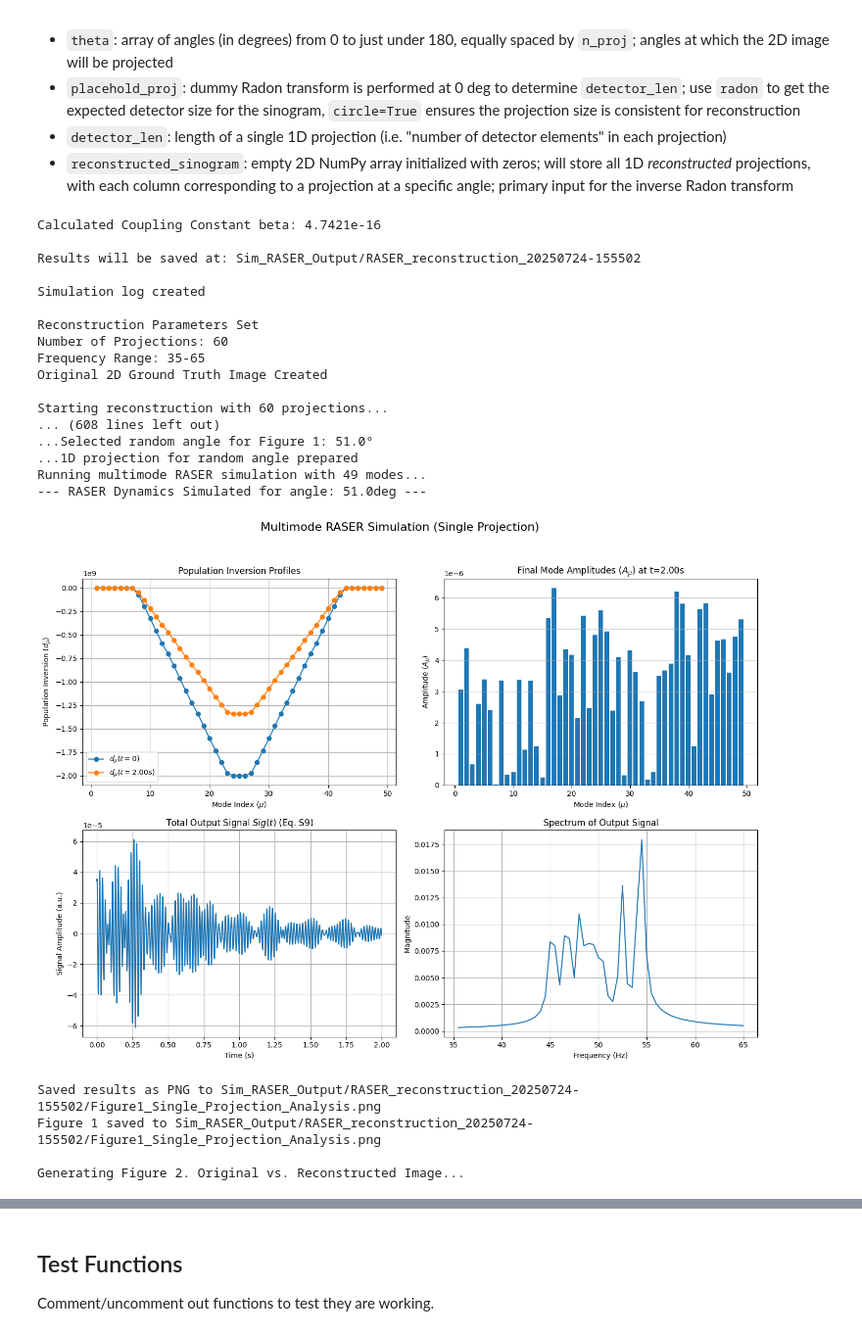
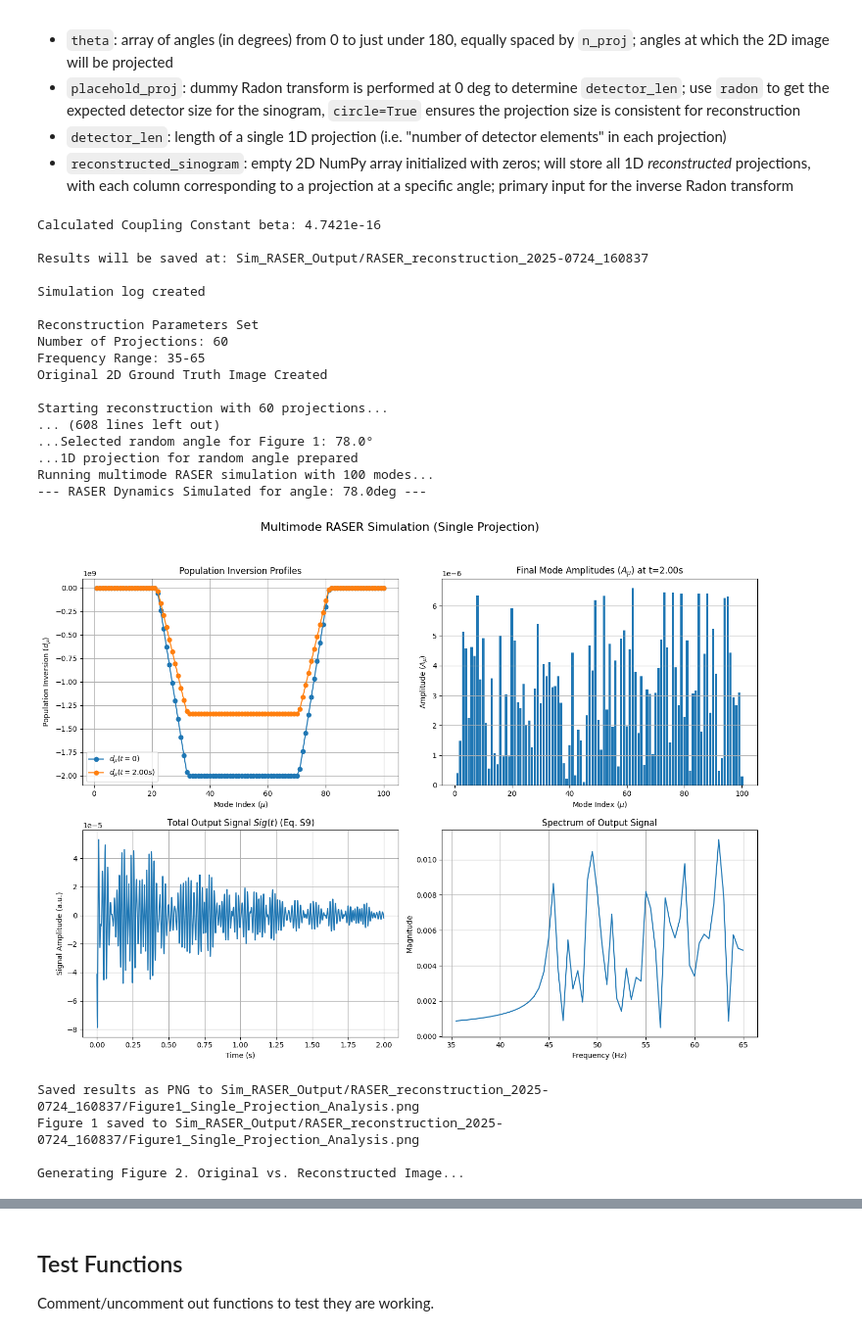
Before and after one commit to oREAGanoWombat/RASER-simulation, a Jupyter notebook: RASER-simulation.ipynb, the cells around one changed output, grey strips where cells are left out. Shown at 98% size. Drawn from its saved outputs; the diff is of its cells as text; code cells hidden in the pictures.

```diff
--- a/RASER-simulation.ipynb
+++ b/RASER-simulation.ipynb
@@ -334,7 +334,7 @@ if __name__ == '__main__':
     T2 = 0.7
     q_factor = 100
     v_s = 0.5 * (1e-2)**3
-    n_modes = 50
+    n_modes = 100
     delta_nu = 0.2
     Delta = 10.0
     nu_0 = 50.0
@@ -344,29 +344,29 @@ if __name__ == '__main__':
 
     # Setup Output Directory
     output_directory_root = Path('./Sim_RASER_Output/') # root folder for outputs, using local directory
-    model_name = '{}_{}'.format('RASER_reconstruction', datetime.now().strftime("%Y%m%d-%H%M%S")) # unique name for current run with timestamp
+    model_name = '{}_{}'.format('RASER_reconstruction', datetime.now().strftime("%Y-%m%d_%H%M%S")) # unique name for current run with timestamp
     results_dir = output_directory_root / model_name # full path for current run results
     makedirs(results_dir)
     print(f'Results will be saved at: {results_dir}\n')
 
     # create log file with important information
-    with open('simulation_log.txt', 'w') as log:
-        log.write(f'Simulation Log for {results_dir} directory\n')
-        log.write('~~~\n')
+    with open(f'{results_dir}/simulation_log.txt', 'w') as log:
+        log.write(f'~~~~~~ SIMULATION LOG FOR {results_dir} ~~~~~~\n')
+        log.write('\n')
         log.write('--- Physical Constants and Experimental Parameters ---\n')
-        log.write('mu_0: {mu_0}\n')
-        log.write('h_bar: {h_bar}\n')
-        log.write('gamma_h: {gamma_h}\n')
-        log.write('T1: {T1}\n')
-        log.write('T2: {T2}\n')
-        log.write('q_factor: {q_factor}\n')
-        log.write('v_s: {v_s}\n')
-        log.write('n_modes: {n_modes}\n')
-        log.write('delta_nu: {delta_nu}\n')
-        log.write('Delta: {Delta}\n')
-        log.write('nu_0: {nu_0}\n')
-        log.write('d0_total: {d0_total}\n')
-        log.write('cplng_beta_calc: {cplng_beta_calc}\n')
+        log.write(f'mu_0: {mu_0}\n')
+        log.write(f'h_bar: {h_bar}\n')
+        log.write(f'gamma_h: {gamma_h}\n')
+        log.write(f'T1: {T1}\n')
+        log.write(f'T2: {T2}\n')
+        log.write(f'q_factor: {q_factor}\n')
+        log.write(f'v_s: {v_s}\n')
+        log.write(f'n_modes: {n_modes}\n')
+        log.write(f'delta_nu: {delta_nu}\n')
+        log.write(f'Delta: {Delta}\n')
+        log.write(f'nu_0: {nu_0}\n')
+        log.write(f'd0_total: {d0_total}\n')
+        log.write(f'cplng_beta_calc: {cplng_beta_calc}\n')
         log.write('\n')
     print('Simulation log created\n')
     log.close()
@@ -378,7 +378,7 @@ if __name__ == '__main__':
     print('Reconstruction Parameters Set')
     print(f'Number of Projections: {n_proj}')
     print(f'Frequency Range: {min_freq_hz}-{max_freq_hz}')
-    with open('simulation_log.txt', 'a') as log:
+    with open(f'{results_dir}/simulation_log.txt', 'a') as log:
         log.write(f'Number of Projections: {n_proj}\n')
         log.write(f'Frequency Range: {min_freq_hz}-{max_freq_hz}\n')
     log.close()
@@ -394,7 +394,7 @@ if __name__ == '__main__':
     reconstructed_sinogram = np.zeros((detector_len, n_proj))
     print(f'Starting reconstruction with {n_proj} projections...')
     print(f'Each reconstructed projection will be interpolated to a detector length of {detector_len}.\n')
-    with open('simulation_log.txt', 'a') as log:
+    with open(f'{results_dir}/simulation_log.txt', 'a') as log:
         log.write(f'theta: {theta}\n')
     log.close()
 
@@ -475,7 +475,7 @@ if __name__ == '__main__':
     rand_index = random.randint(0, n_proj - 1)
     rand_angle = theta[rand_index]
     print(f'...Selected random angle for Figure 1: {rand_angle:.1f}°')
-    with open('simulation_log.txt', 'a') as log:
+    with open(f'{results_dir}/simulation_log.txt', 'a') as log:
         log.write('\n')
         log.write(f'Random Angle for Figure 1: {rand_angle:.1f}°\n')
     log.close()
@@ -511,39 +511,39 @@ if __name__ == '__main__':
     print('Physical Constants & Experimental Parameters')
     print(f"""
     mu_0: {mu_0}
     h_bar: {h_bar}
     gamma_h: {gamma_h}
     T1: {T1}
     T2: {T2}
     q_factor: {q_factor}
     v_s: {v_s}
     n_modes: {n_modes}
     delta_nu: {delta_nu}
     Delta: {Delta}
     nu_0: {nu_0}
     d0_total: {d0_total}
     cplng_beta_calc: {cplng_beta_calc}
     """)
 # %% [output]
 Calculated Coupling Constant beta: 4.7421e-16
 
-Results will be saved at: Sim_RASER_Output/RASER_reconstruction_20250724-155502
+Results will be saved at: Sim_RASER_Output/RASER_reconstruction_2025-0724_160837
 
 Simulation log created
 
 Reconstruction Parameters Set
 Number of Projections: 60
 Frequency Range: 35-65
 Original 2D Ground Truth Image Created
 
 Starting reconstruction with 60 projections...
 ... (608 lines left out)
-...Selected random angle for Figure 1: 51.0°
+...Selected random angle for Figure 1: 78.0°
 ...1D projection for random angle prepared
-Running multimode RASER simulation with 49 modes...
---- RASER Dynamics Simulated for angle: 51.0deg ---
+Running multimode RASER simulation with 100 modes...
+--- RASER Dynamics Simulated for angle: 78.0deg ---
-[figure, old version]
+[figure, new version]
-Saved results as PNG to Sim_RASER_Output/RASER_reconstruction_20250724-155502/Figure1_Single_Projection_Analysis.png
-Figure 1 saved to Sim_RASER_Output/RASER_reconstruction_20250724-155502/Figure1_Single_Projection_Analysis.png
+Saved results as PNG to Sim_RASER_Output/RASER_reconstruction_2025-0724_160837/Figure1_Single_Projection_Analysis.png
+Figure 1 saved to Sim_RASER_Output/RASER_reconstruction_2025-0724_160837/Figure1_Single_Projection_Analysis.png
 
 Generating Figure 2. Original vs. Reconstructed Image...
```
Also changed, not shown: parts of 1 cell of this notebook.
